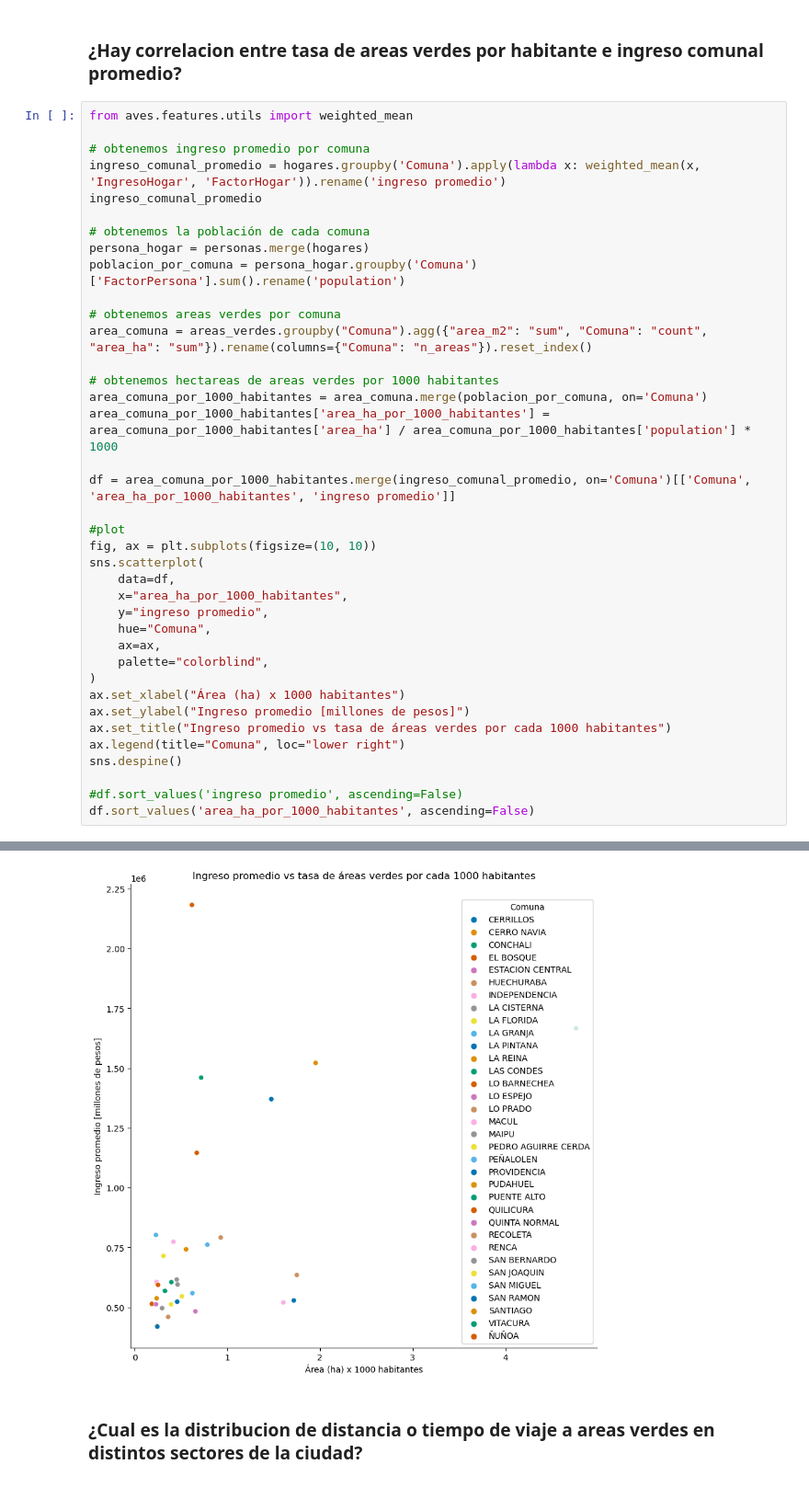
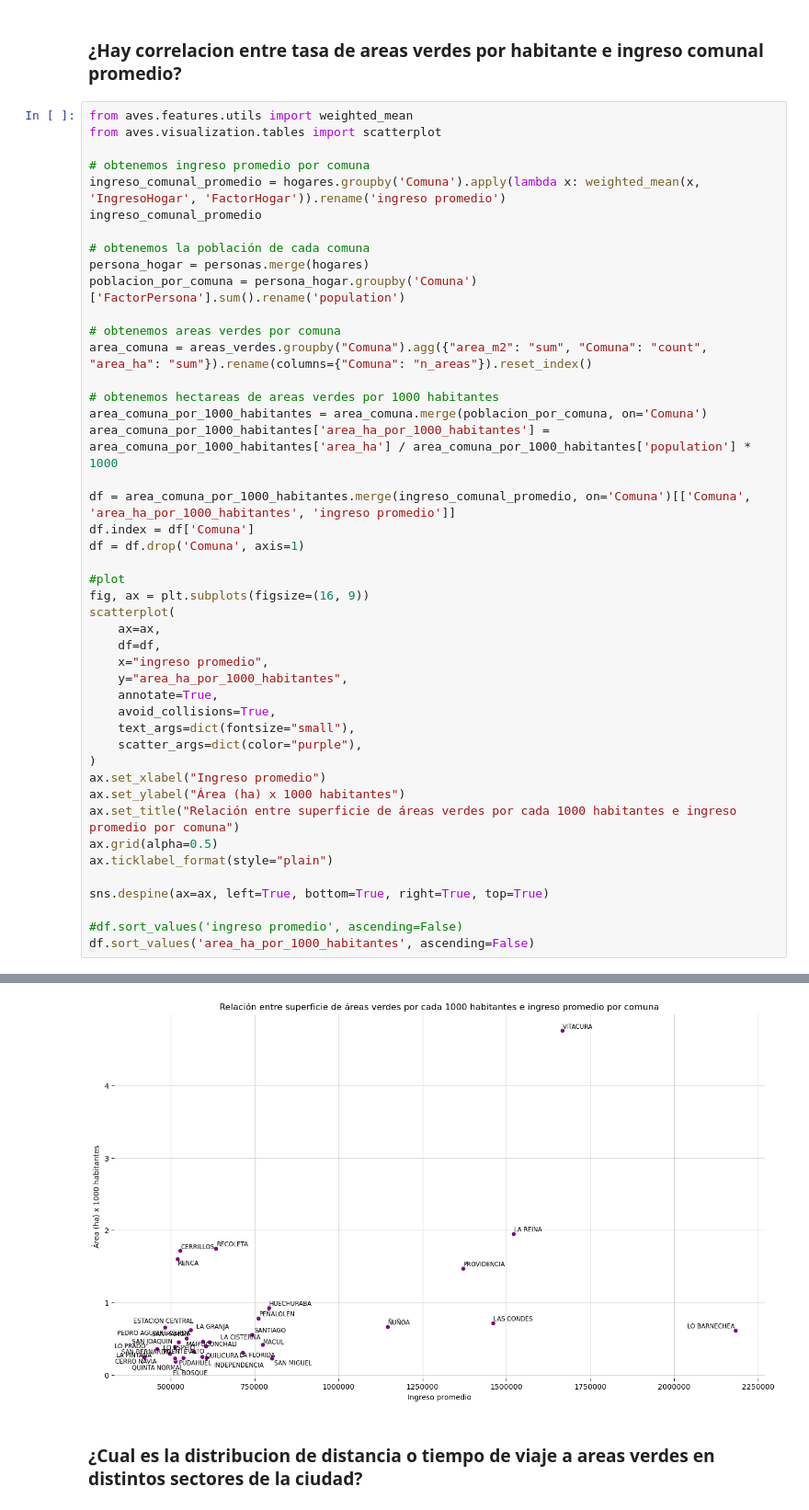
Before and after one commit to DamnXitri/project-areas_verdes, a Jupyter notebook: notebooks/project/project.ipynb, the cells around one changed output, grey strips where cells are left out. Shown at 92% size. Drawn from its saved outputs; the diff is of its cells as text.

```diff
--- a/notebooks/project/project.ipynb
+++ b/notebooks/project/project.ipynb
@@ -296,6 +296,7 @@ area_comuna_clase_por_1000_habitantes
 ### ¿Hay correlacion entre tasa de areas verdes por habitante e ingreso comunal promedio?
 # %%
 from aves.features.utils import weighted_mean
+from aves.visualization.tables import scatterplot
 
 # obtenemos ingreso promedio por comuna
 ingreso_comunal_promedio = hogares.groupby('Comuna').apply(lambda x: weighted_mean(x, 'IngresoHogar', 'FactorHogar')).rename('ingreso promedio')
@@ -313,22 +314,28 @@ area_comuna_por_1000_habitantes = area_comuna.merge(poblacion_por_comuna, on='Co
 area_comuna_por_1000_habitantes['area_ha_por_1000_habitantes'] = area_comuna_por_1000_habitantes['area_ha'] / area_comuna_por_1000_habitantes['population'] * 1000
 
 df = area_comuna_por_1000_habitantes.merge(ingreso_comunal_promedio, on='Comuna')[['Comuna', 'area_ha_por_1000_habitantes', 'ingreso promedio']]
+df.index = df['Comuna']
+df = df.drop('Comuna', axis=1)
 
 #plot
-fig, ax = plt.subplots(figsize=(10, 10))
-sns.scatterplot(
-    data=df,
-    x="area_ha_por_1000_habitantes",
-    y="ingreso promedio",
-    hue="Comuna",
+fig, ax = plt.subplots(figsize=(16, 9))
+scatterplot(
     ax=ax,
-    palette="colorblind",
+    df=df,
+    x="ingreso promedio",
+    y="area_ha_por_1000_habitantes",
+    annotate=True,
+    avoid_collisions=True,
+    text_args=dict(fontsize="small"),
+    scatter_args=dict(color="purple"),
 )
-ax.set_xlabel("Área (ha) x 1000 habitantes")
-ax.set_ylabel("Ingreso promedio [millones de pesos]")
-ax.set_title("Ingreso promedio vs tasa de áreas verdes por cada 1000 habitantes")
-ax.legend(title="Comuna", loc="lower right")
-sns.despine()
+ax.set_xlabel("Ingreso promedio")
+ax.set_ylabel("Área (ha) x 1000 habitantes")
+ax.set_title("Relación entre superficie de áreas verdes por cada 1000 habitantes e ingreso promedio por comuna")
+ax.grid(alpha=0.5)
+ax.ticklabel_format(style="plain")
+
+sns.despine(ax=ax, left=True, bottom=True, right=True, top=True)
 
 #df.sort_values('ingreso promedio', ascending=False)
 df.sort_values('area_ha_por_1000_habitantes', ascending=False)
@@ -353,3 +361,3 @@ df.sort_values('area_ha_por_1000_habitantes', ascending=False)
-[figure, old version]
+[figure, new version]
 # %% [markdown]
 ### ¿Cual es la distribucion de distancia o tiempo de viaje a areas verdes en distintos sectores de la ciudad?
```
Also changed, not shown: parts of 5 cells of this notebook.
